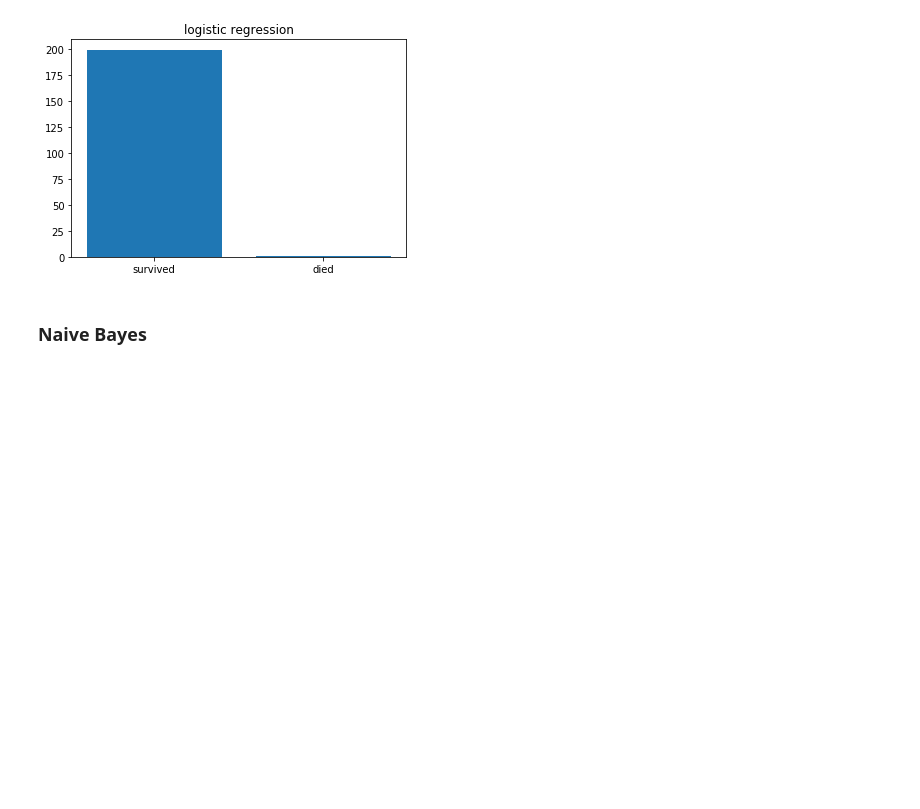
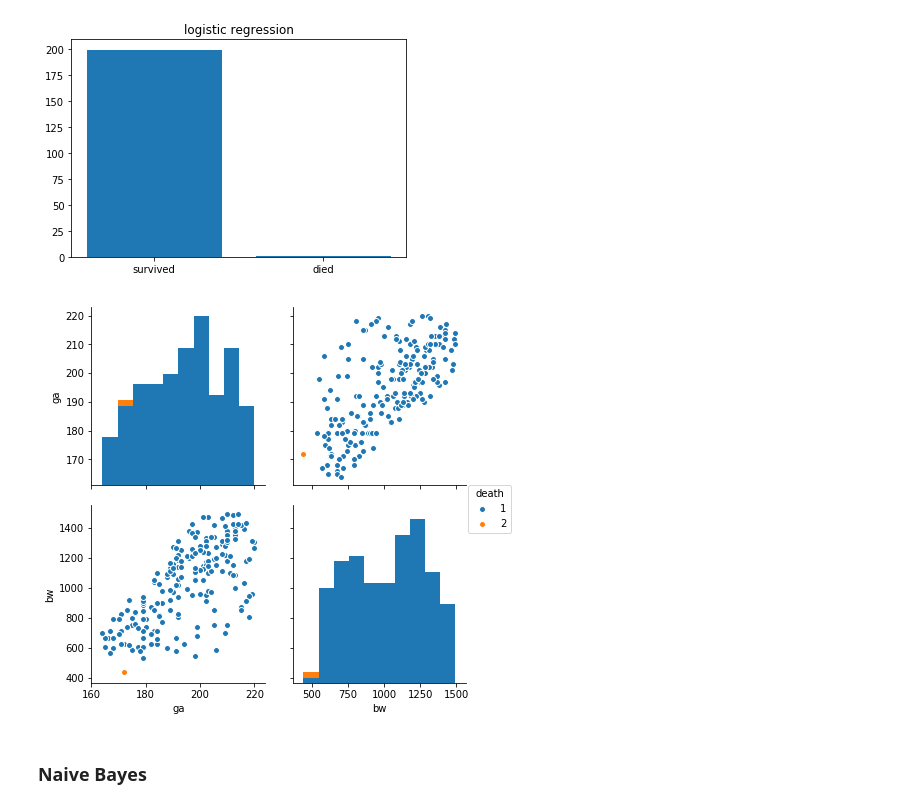
Before and after one commit to MaximilianProll/statgen, a Jupyter notebook: notebook.ipynb, the cells around one changed output. Saved outputs shown, nothing was run; the diff lists cells and outputs as text; code cells hidden in the pictures; blank space fills up the shorter version.

```diff
--- a/notebook.ipynb
+++ b/notebook.ipynb
@@ -129,6 +142,19 @@ plt.xticks(classes, ["survived", "died"])
 plt.show()
 # %% [output]
 [figure]
+# %%
+lg_pred = pd.DataFrame(data={#'patientid':test_set['patientid'].as_matrix(),
+                             'ga':test_set['ga'].as_matrix(), 'bw':test_set['bw'].as_matrix(), 'death':p})
+sns.pairplot(lg_pred[['ga', 'bw', 'death']]
+             , hue="death"
+             , vars=['ga', 'bw']
+             #, diag_kind="kde"
+             #, kind="reg"
+             , size=3
+            )
+plt.show()
+# %% [output]
+[figure, added]
 # %% [markdown]
 ### Naive Bayes
 # %%
```
Also changed, not shown: parts of 14 cells of this notebook, 1 other file.
